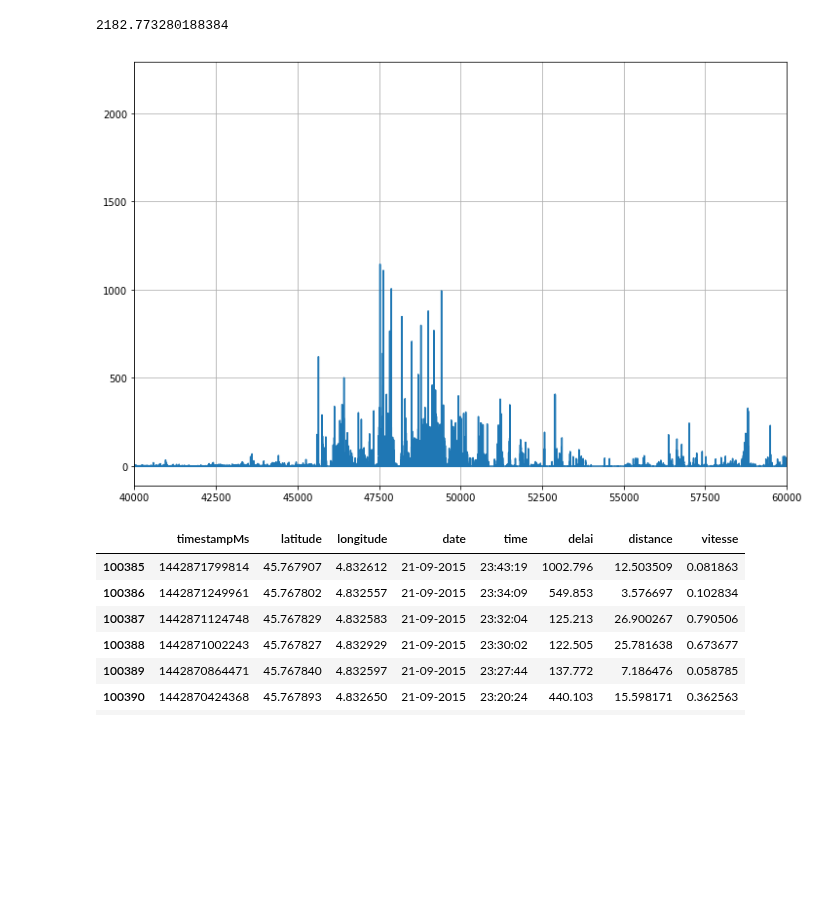
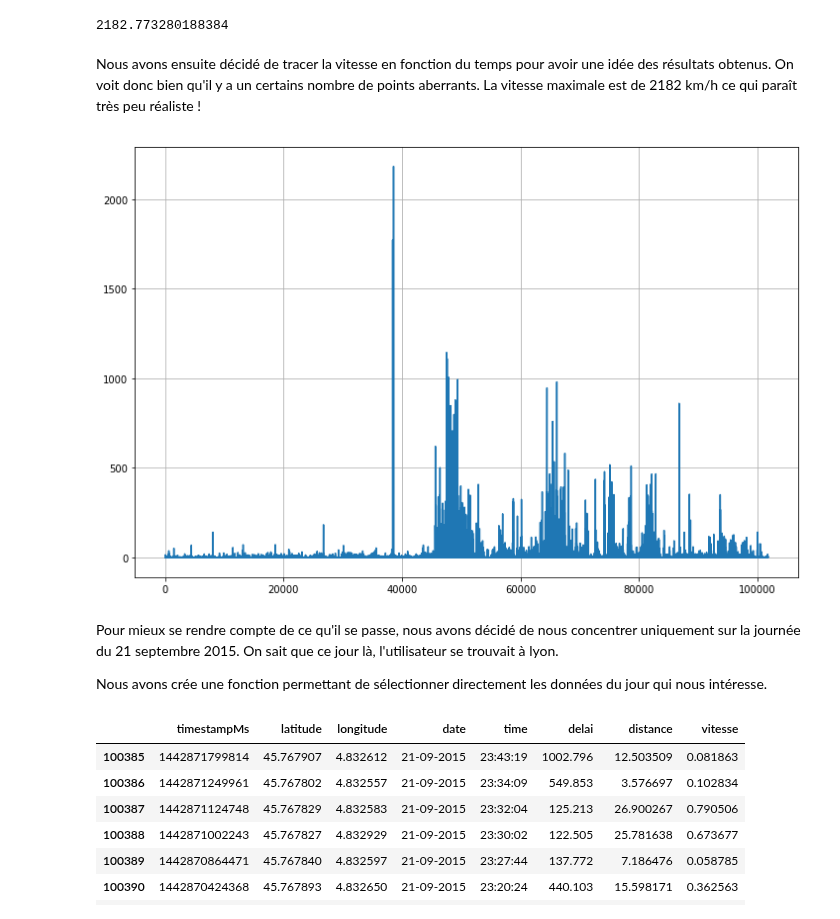
Before and after one commit to AmigoCap/GPSFlow, a Jupyter notebook: 2-25janv.ipynb, the cells around one changed output. Cells and saved outputs as stored; diff of their text form; code cells hidden in the pictures; blank space fills up the shorter version.

```diff
--- a/2-25janv.ipynb
+++ b/2-25janv.ipynb
@@ -144,15 +168,21 @@ df
 max(df["vitesse"])
 # %% [output]
 2182.773280188384
+# %% [markdown]
+Nous avons ensuite décidé de tracer la vitesse en fonction du temps pour avoir une idée des résultats obtenus. On voit donc bien qu'il y a un certains nombre de points aberrants. La vitesse maximale est de 2182 km/h ce qui paraît très peu réaliste !
 # %%
 import matplotlib.pyplot as plt
 plt.figure(figsize=(12,8))
 plt.plot(df["vitesse"],'-')
 plt.grid(True)
-plt.xlim([40000,60000])
 plt.show()
 # %% [output]
-[figure, old version]
+[figure, new version]
+# %% [markdown]
+Pour mieux se rendre compte de ce qu'il se passe, nous avons décidé de nous concentrer uniquement sur la journée du 21 septembre 2015. On sait que ce jour là, l'utilisateur se trouvait à lyon.
+
+
+Nous avons crée une fonction permettant de sélectionner directement les données du jour qui nous intéresse.
 # %%
 data = parser.getDate("20-09-2015", "21-09-2015",df)
 # %%
```
Also changed, not shown: parts of 6 cells of this notebook, 1 other file.
